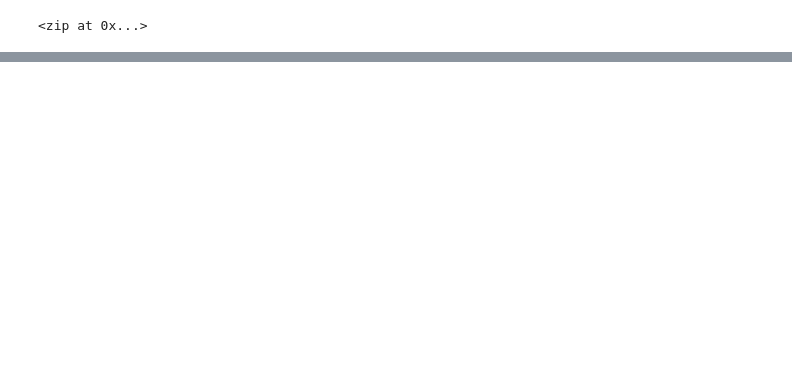
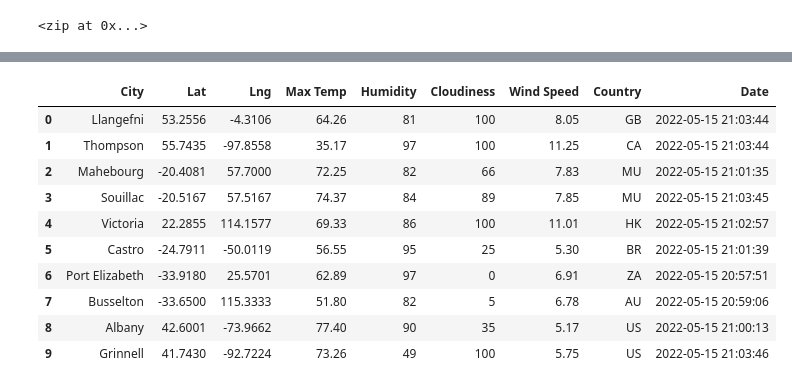
Before and after one commit to masiedunc/World_Weather_Analysis, a Jupyter notebook: WeatherPy.ipynb, the cells around one changed output, grey strips where cells are left out. Drawn from its saved outputs; the diff is of its cells as text; code cells hidden in the pictures; blank space fills up the shorter version.

Commit message:
Updating WeatherPy.ipynb and gitignore then adding weather_data folder

```diff
--- a/WeatherPy.ipynb
+++ b/WeatherPy.ipynb
@@ -54,0 +61,4 @@ len(cities)
+# %%
+# Starting URL for Weather Map API Call.
+url = "http://api.openweathermap.org/data/2.5/weather?units=Imperial&APPID=" + weather_api_key
+print(url)
@@ -54,0 +151,16 @@ len(cities)
+# %%
+# Convert the array of dictionaries to a Pandas DataFrame.
+city_data_df = pd.DataFrame(city_data)
+city_data_df.head(10)
+# %% [output]
+|  | City | Lat | Lng | Max Temp | Humidity | Cloudiness | Wind Speed | Country | Date |
+| 0 | Llangefni | 53.2556 | -4.3106 | 64.26 | 81 | 100 | 8.05 | GB | 2022-05-15 21:03:44 |
+| 1 | Thompson | 55.7435 | -97.8558 | 35.17 | 97 | 100 | 11.25 | CA | 2022-05-15 21:03:44 |
+| 2 | Mahebourg | -20.4081 | 57.7000 | 72.25 | 82 | 66 | 7.83 | MU | 2022-05-15 21:01:35 |
+| 3 | Souillac | -20.5167 | 57.5167 | 74.37 | 84 | 89 | 7.85 | MU | 2022-05-15 21:03:45 |
+| 4 | Victoria | 22.2855 | 114.1577 | 69.33 | 86 | 100 | 11.01 | HK | 2022-05-15 21:02:57 |
+| 5 | Castro | -24.7911 | -50.0119 | 56.55 | 95 | 25 | 5.30 | BR | 2022-05-15 21:01:39 |
+| 6 | Port Elizabeth | -33.9180 | 25.5701 | 62.89 | 97 | 0 | 6.91 | ZA | 2022-05-15 20:57:51 |
+| 7 | Busselton | -33.6500 | 115.3333 | 51.80 | 82 | 5 | 6.78 | AU | 2022-05-15 20:59:06 |
+| 8 | Albany | 42.6001 | -73.9662 | 77.40 | 90 | 35 | 5.17 | US | 2022-05-15 21:00:13 |
+| 9 | Grinnell | 41.7430 | -92.7224 | 73.26 | 49 | 100 | 5.75 | US | 2022-05-15 21:03:46 |
```
Also changed, not shown: parts of 8 cells of this notebook, 2 other files.
